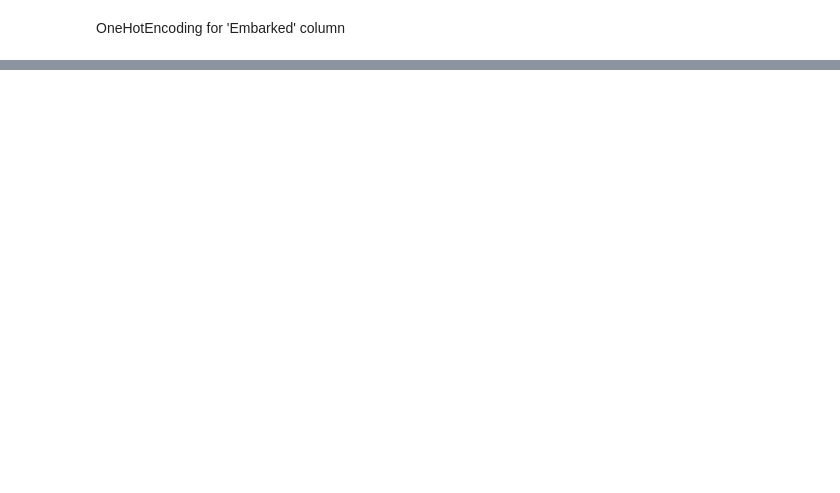
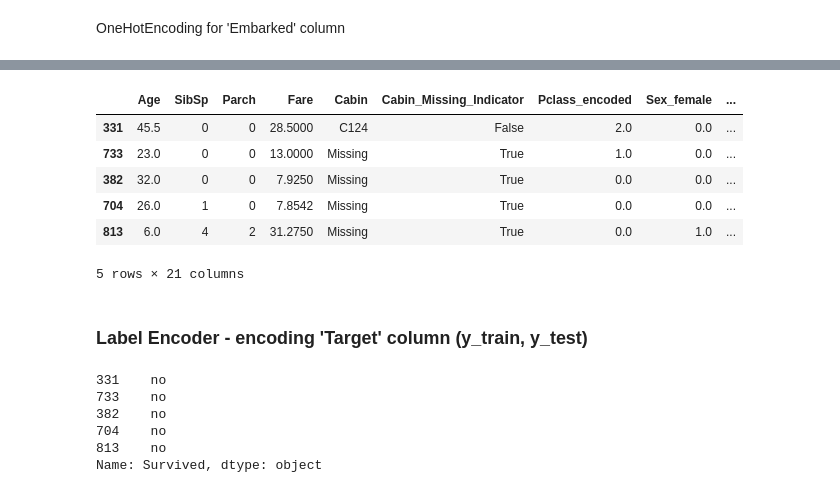
Before and after one commit to mehrab-abir/ai-ml, a Jupyter notebook: Machine Learning/Applied Machine Learning/Feature Engineering/Encoding/encoding.ipynb, the cells around one changed output, grey strips where cells are left out. Saved outputs shown, nothing was run; the diff lists cells and outputs as text; code cells hidden in the pictures; blank space fills up the shorter version.

```diff
--- a/Machine Learning/Applied Machine Learning/Feature Engineering/Encoding/encoding.ipynb
+++ b/Machine Learning/Applied Machine Learning/Feature Engineering/Encoding/encoding.ipynb
@@ -124,0 +156,26 @@ x_test.drop(columns='Embarked',inplace=True)
+# %%
+x_train.drop(columns='Cabin_deck',axis=1,inplace=True)
+x_test.drop(columns='Cabin_deck',axis=1,inplace=True)
+# %%
+x_train.head(5)
+# %% [output]
+|  | Age | SibSp | Parch | Fare | Cabin | Cabin_Missing_Indicator | Pclass_encoded | Sex_female | ... |
+| 331 | 45.5 | 0 | 0 | 28.5000 | C124 | False | 2.0 | 0.0 | ... |
+| 733 | 23.0 | 0 | 0 | 13.0000 | Missing | True | 1.0 | 0.0 | ... |
+| 382 | 32.0 | 0 | 0 | 7.9250 | Missing | True | 0.0 | 0.0 | ... |
+| 704 | 26.0 | 1 | 0 | 7.8542 | Missing | True | 0.0 | 0.0 | ... |
+| 813 | 6.0 | 4 | 2 | 31.2750 | Missing | True | 0.0 | 1.0 | ... |
+5 rows × 21 columns
+# %% [markdown]
+### **Label Encoder** - encoding 'Target' column (y_train, y_test)
+# %%
+y_train = pd.read_csv("titanic_y_train.csv",index_col=0).squeeze('columns')
+y_test = pd.read_csv("titanic_y_test.csv",index_col=0).squeeze('columns')
+y_train.head(5)
+# %% [output]
+331    no
+733    no
+382    no
+704    no
+813    no
+Name: Survived, dtype: object
```
Also changed, not shown: parts of 20 cells of this notebook, 5 other files.
